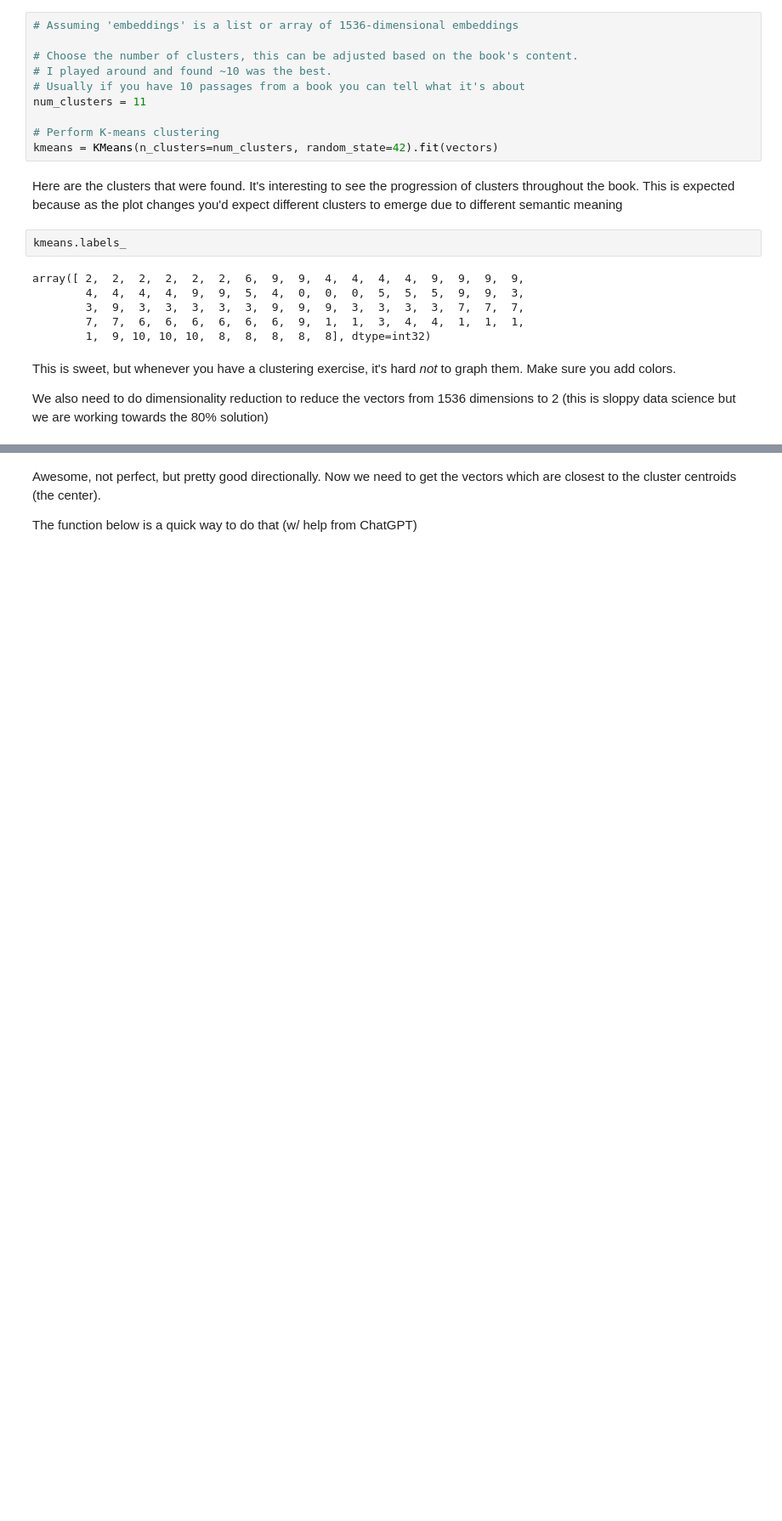
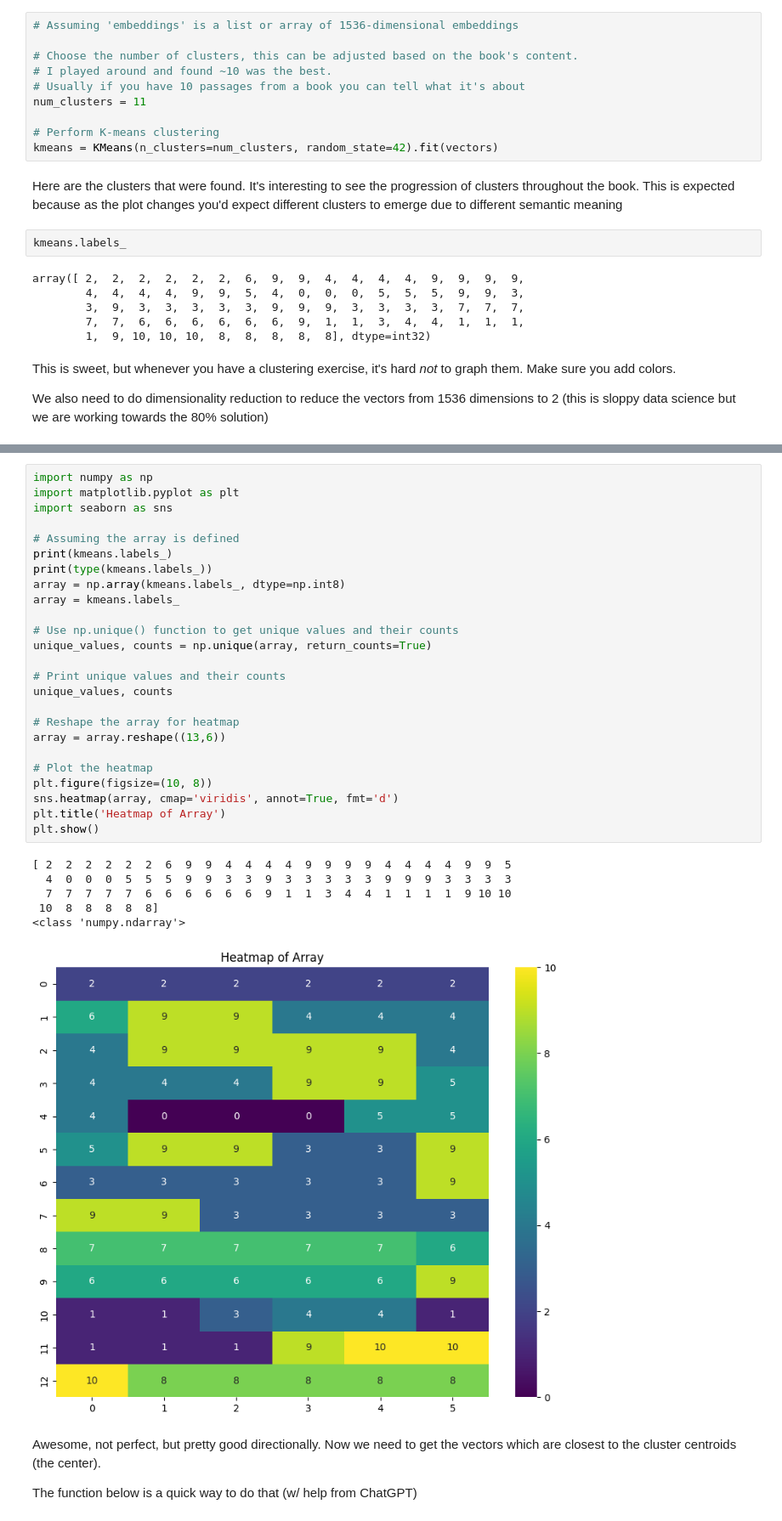
Before and after one commit to bobhuff0/langchain-tutorials, a Jupyter notebook: data_generation/5 Levels Of Summarization - Novice To Expert.ipynb, the cells around one changed output, grey strips where cells are left out. Shown at 85% size. Drawn from its saved outputs; the diff is of its cells as text; blank space fills up the shorter version.

```diff
--- a/data_generation/5 Levels Of Summarization - Novice To Expert.ipynb
+++ b/data_generation/5 Levels Of Summarization - Novice To Expert.ipynb
@@ -384,3 +391,35 @@ plt.show()
+# %%
+import numpy as np
+import matplotlib.pyplot as plt
+import seaborn as sns
+
+# Assuming the array is defined
+print(kmeans.labels_)
+print(type(kmeans.labels_))
+array = np.array(kmeans.labels_, dtype=np.int8)
+array = kmeans.labels_
+
+# Use np.unique() function to get unique values and their counts
+unique_values, counts = np.unique(array, return_counts=True)
+
+# Print unique values and their counts
+unique_values, counts
+
+# Reshape the array for heatmap
+array = array.reshape((13,6))
+
+# Plot the heatmap
+plt.figure(figsize=(10, 8))
+sns.heatmap(array, cmap='viridis', annot=True, fmt='d')
+plt.title('Heatmap of Array')
+plt.show()
+# %% [output]
+[ 2  2  2  2  2  2  6  9  9  4  4  4  4  9  9  9  9  4  4  4  4  9  9  5
+  4  0  0  0  5  5  5  9  9  3  3  9  3  3  3  3  3  9  9  9  3  3  3  3
+  7  7  7  7  7  6  6  6  6  6  6  9  1  1  3  4  4  1  1  1  1  9 10 10
+ 10  8  8  8  8  8]
+<class 'numpy.ndarray'>
+[figure, added]
 # %% [markdown]
 Awesome, not perfect, but pretty good directionally. Now we need to get the vectors which are closest to the cluster centroids (the center).
 
```
Also changed, not shown: parts of 15 cells of this notebook, 7 other files.
